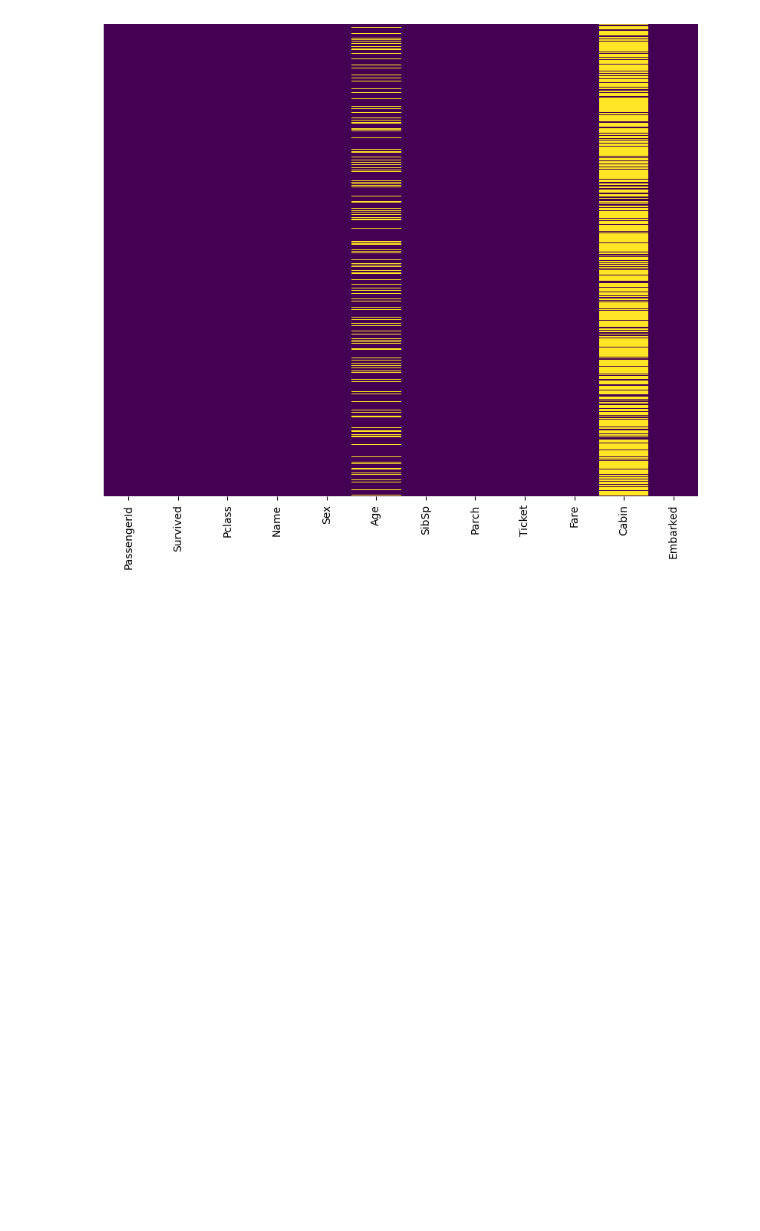
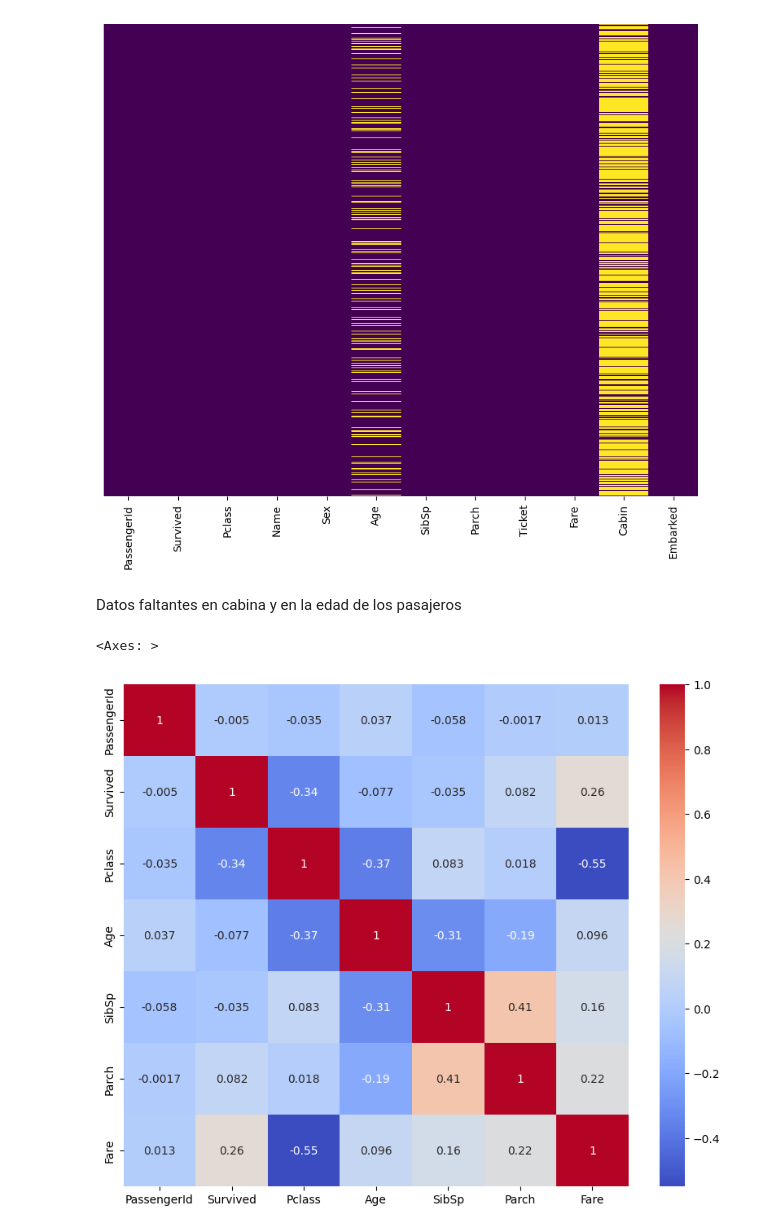
Before and after one commit to DavidRamirez20/DataScienceProjects, a Jupyter notebook: Titanic.ipynb, the cells around one changed output. Drawn from its saved outputs; the diff is of its cells as text; code cells hidden in the pictures; blank space fills up the shorter version.

```diff
--- a/Titanic.ipynb
+++ b/Titanic.ipynb
@@ -61,3 +61,12 @@ sns.heatmap(df.isnull(),yticklabels=False,cbar=False,cmap='viridis')
 # %% [output]
 <Axes: >
 [figure]
+# %% [markdown]
+Datos faltantes en cabina y en la edad de los pasajeros
+# %%
+#Visualización de datos
+plt.figure(figsize=(10,8))
+sns.heatmap(df.corr(),annot=True,cmap='coolwarm')
+# %% [output]
+<Axes: >
+[figure, added]
```
Also changed, not shown: parts of 16 cells of this notebook.
